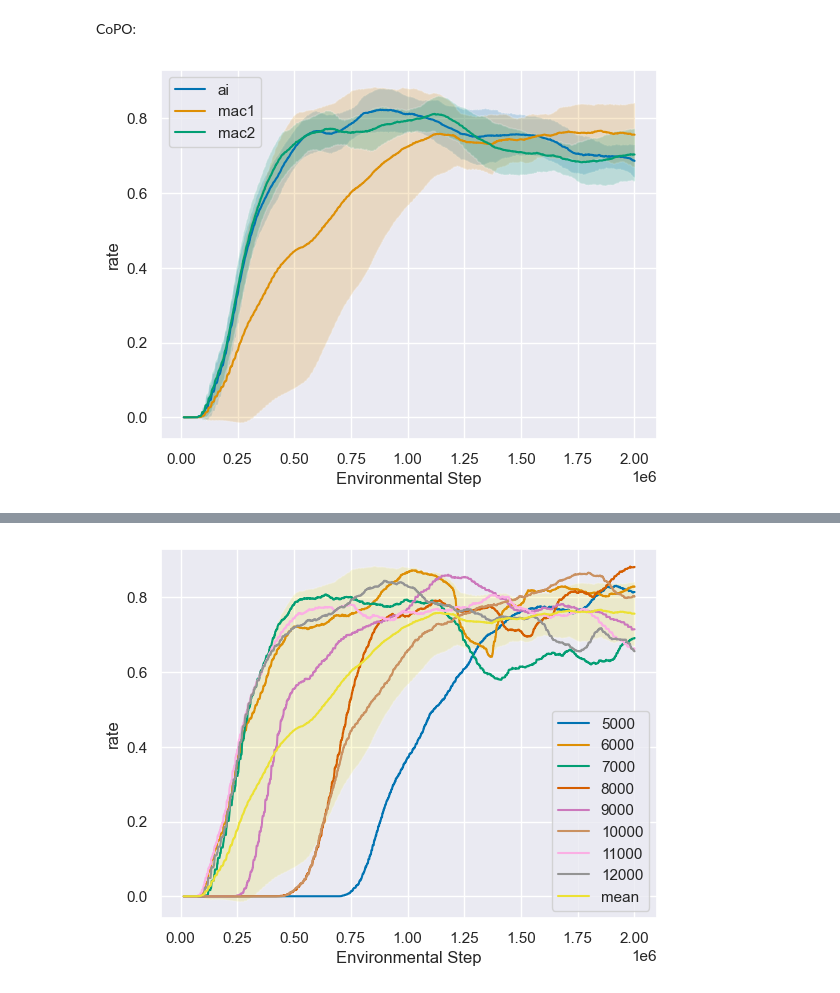
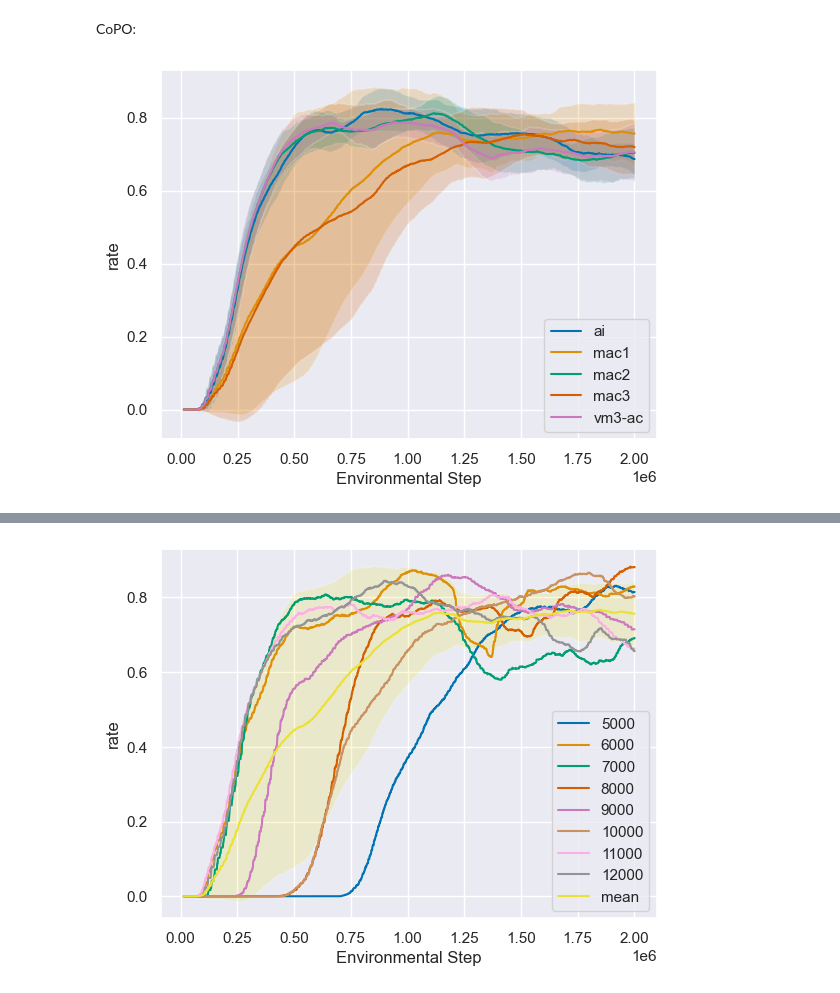
Before and after one commit to jimmydengpeng/MARLPO, a Jupyter notebook: plot2.ipynb, the cells around one changed output, grey strips where cells are left out. Cells and saved outputs as stored; diff of their text form; code cells hidden in the pictures.

Commit message:
update draw & eval

```diff
--- a/plot2.ipynb
+++ b/plot2.ipynb
@@ -193,11 +195,13 @@ CoPO:
 # %%
 copo_r_dirs = {
     'ai': 'exp_CoPO/CoPO_Round_40agents_8workers_2M_8seeds_lr=3e-5[AIBoy]',
     'mac1': 'exp_CoPO/CoPO_Round_40agents_8workers_2M_8seeds_lr=3e-5[Mac]',
     'mac2': 'exp_CoPO/CoPO_Round_40agents_8workers_2M_lr=3e-5[Mac]2',
+    'mac3': 'exp_CoPO/CoPO_Round_40agents_8workers_2M_lr=3e-5[Mac]3',
+    'vm3-ac': 'eval_checkpoints/vm3-ac/round/CoPO_Round_40agents_8workers_2M_lr=3e-5[Mac]2'
 }
 
 for l, d in copo_r_dirs.items():
     plot_one_exp(d, exp_label=l)
 # %% [output]
-[figure, old version]
+[figure, new version]
```
Also changed, not shown: parts of 4 cells of this notebook, 3 other files.
